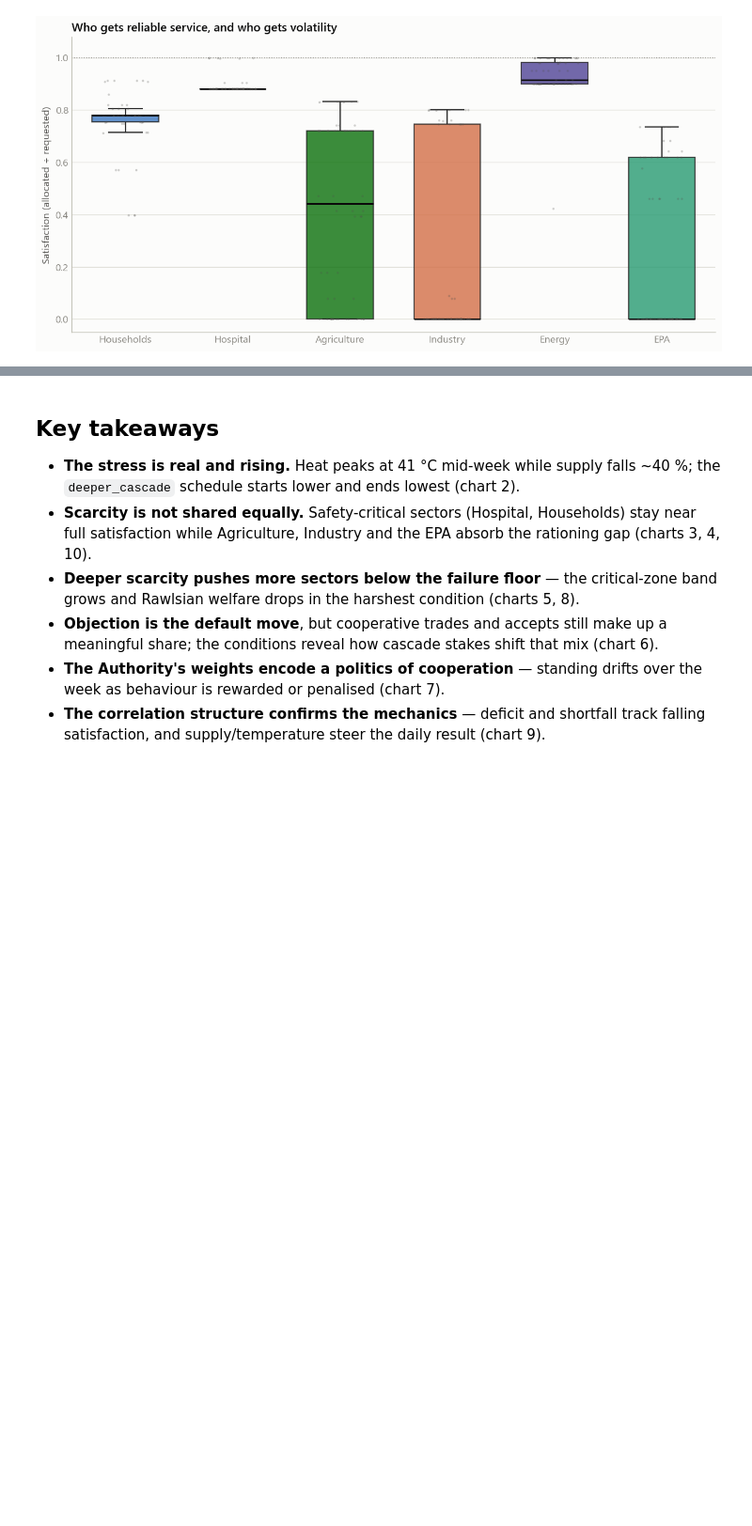
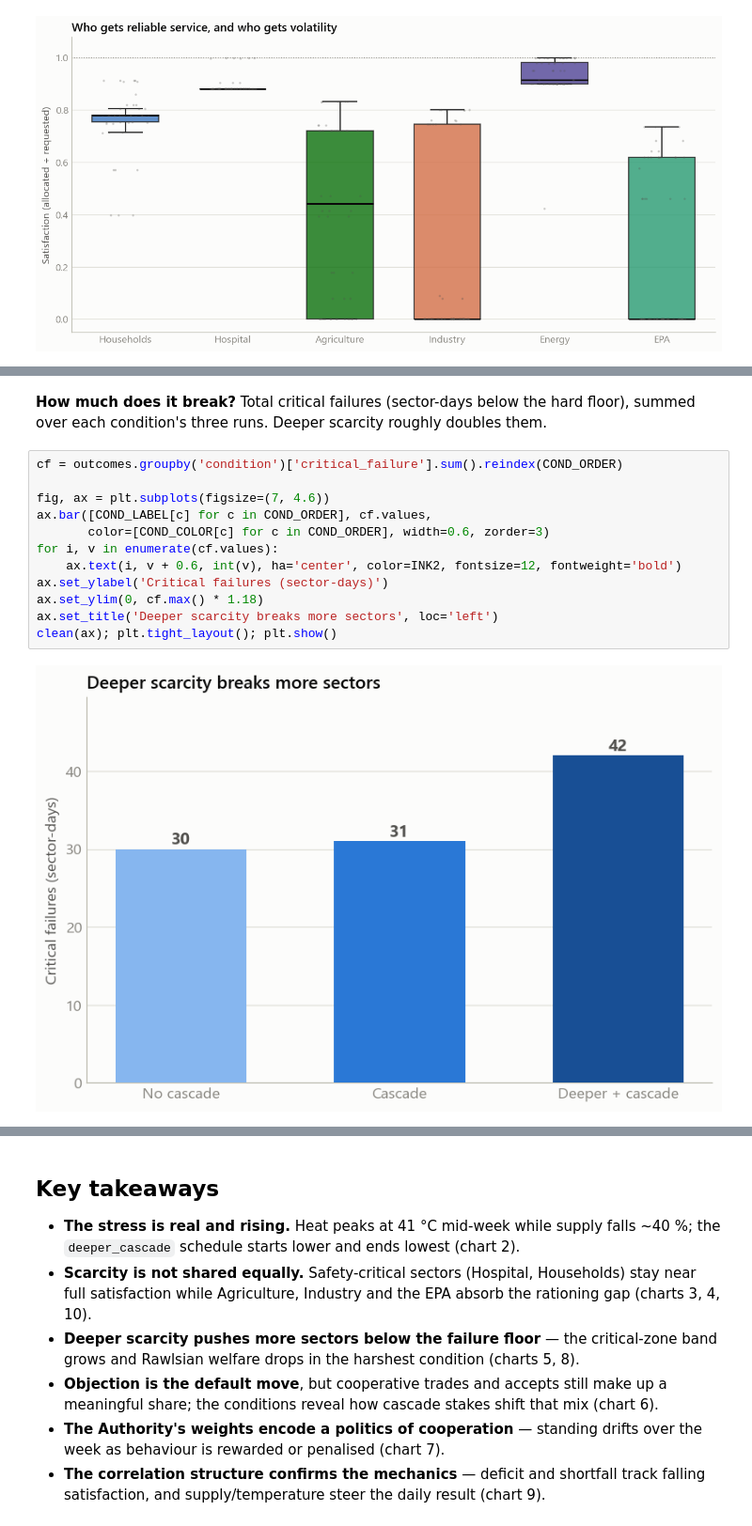
Before and after one commit to BhuvaneshWadhwani/heatwave-water-scarcity-simulation, a Jupyter notebook: VISUAL/simulation_analysis.ipynb, the cells around one changed output, grey strips where cells are left out. Shown at 94% size. Saved outputs shown, nothing was run; the diff lists cells and outputs as text; blank space fills up the shorter version.

```diff
--- a/VISUAL/simulation_analysis.ipynb
+++ b/VISUAL/simulation_analysis.ipynb
@@ -478,0 +523,17 @@ clean(ax); plt.tight_layout(); plt.show()
+# %% [markdown]
+**How much does it break?** Total critical failures (sector-days below the hard
+floor), summed over each condition's three runs. Deeper scarcity roughly doubles them.
+# %%
+cf = outcomes.groupby('condition')['critical_failure'].sum().reindex(COND_ORDER)
+
+fig, ax = plt.subplots(figsize=(7, 4.6))
+ax.bar([COND_LABEL[c] for c in COND_ORDER], cf.values,
+       color=[COND_COLOR[c] for c in COND_ORDER], width=0.6, zorder=3)
+for i, v in enumerate(cf.values):
+    ax.text(i, v + 0.6, int(v), ha='center', color=INK2, fontsize=12, fontweight='bold')
+ax.set_ylabel('Critical failures (sector-days)')
+ax.set_ylim(0, cf.max() * 1.18)
+ax.set_title('Deeper scarcity breaks more sectors', loc='left')
+clean(ax); plt.tight_layout(); plt.show()
+# %% [output]
+[figure, added]
```
Also changed, not shown: parts of 15 cells of this notebook, 6 other files.
